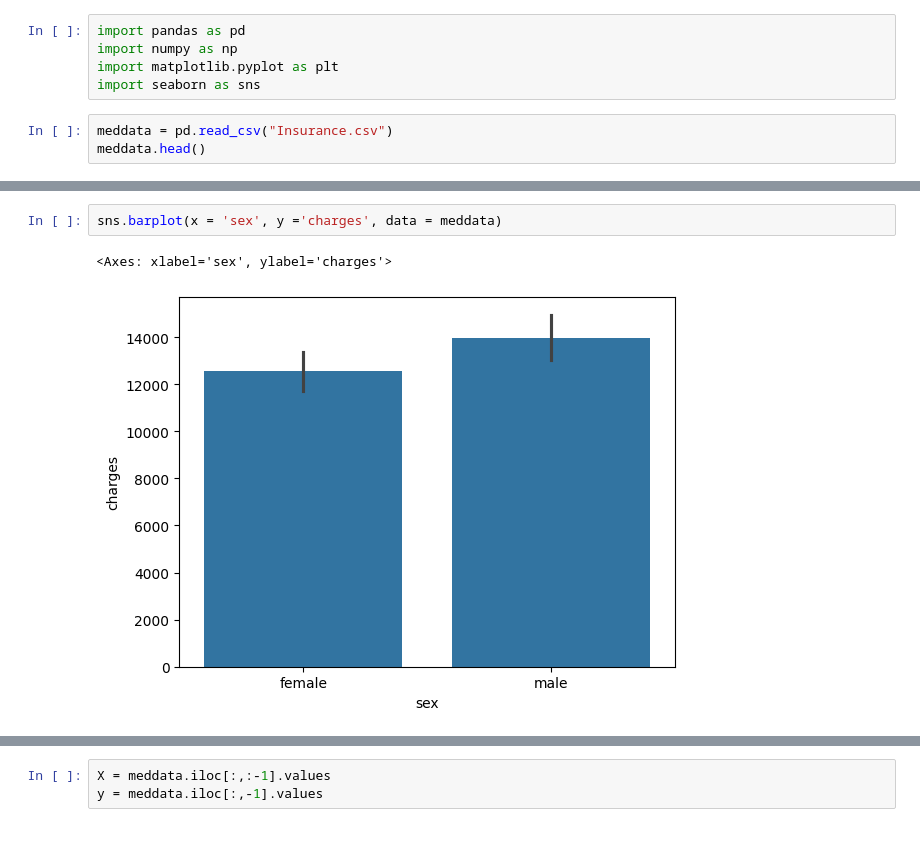
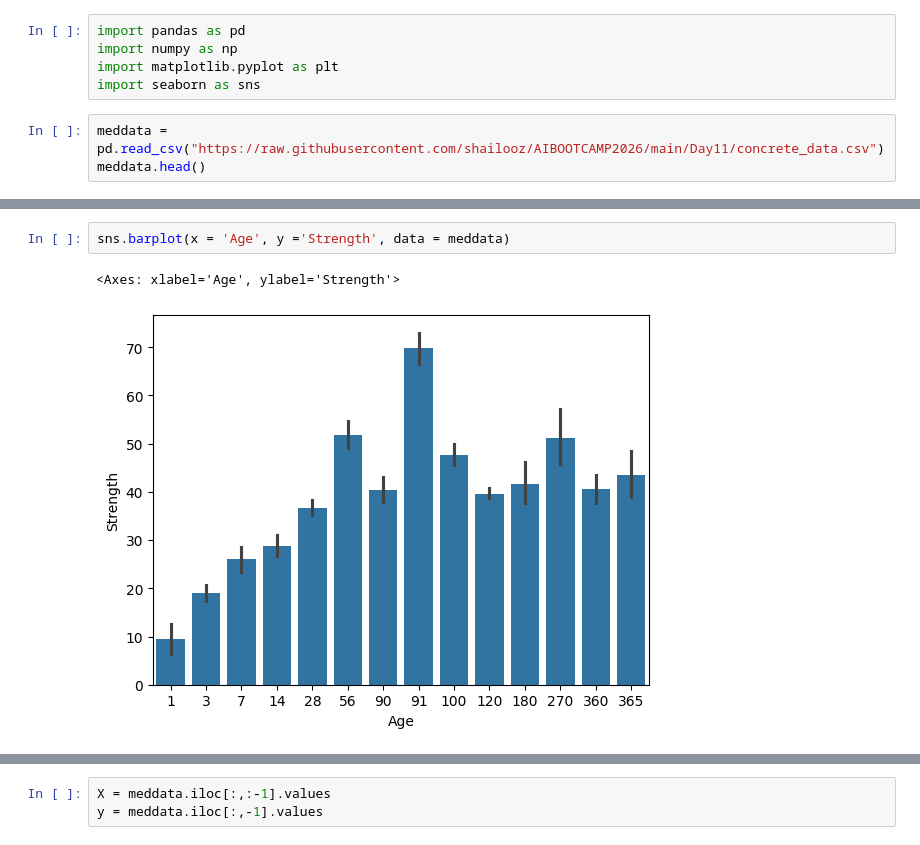
Before and after one commit to gaurav-aws/AIBOOTCAMP2026, a Jupyter notebook: Day11/Regression/regression-assinment.ipynb, the cells around one changed output, grey strips where cells are left out. Cells and saved outputs as stored; diff of their text form.

```diff
--- a/Day11/Regression/regression-assinment.ipynb
+++ b/Day11/Regression/regression-assinment.ipynb
@@ -4,6 +4,6 @@ import numpy as np
 import matplotlib.pyplot as plt
 import seaborn as sns
 # %%
-meddata = pd.read_csv("Insurance.csv")
+meddata = pd.read_csv("https://raw.githubusercontent.com/shailooz/AIBOOTCAMP2026/main/Day11/concrete_data.csv")
 meddata.head()
 # %% [output]
@@ -28,6 +28,6 @@ meddata.describe()
 # %%
-sns.barplot(x = 'sex', y ='charges', data = meddata)
+sns.barplot(x = 'Age', y ='Strength', data = meddata)
 # %% [output]
-<Axes: xlabel='sex', ylabel='charges'>
+<Axes: xlabel='Age', ylabel='Strength'>
-[figure, old version]
+[figure, new version]
 # %%
```
Also changed, not shown: parts of 17 cells of this notebook.
